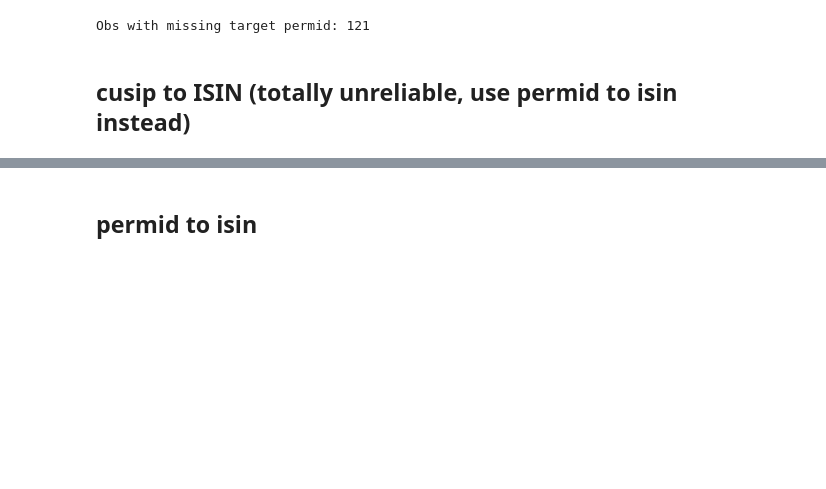
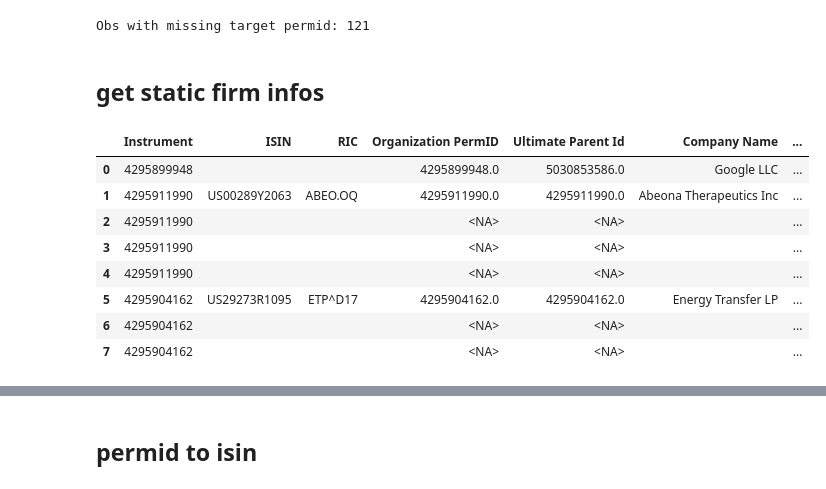
Before and after one commit to hannez11/Glassdoor-Project, a Jupyter notebook: 1 Links and Review Amount/Gamma - Eikon/1 Eikon MnA Sample Retrieval.ipynb, the cells around one changed output, grey strips where cells are left out. Cells and saved outputs as stored; diff of their text form; code cells hidden in the pictures; blank space fills up the shorter version.

```diff
--- a/1 Links and Review Amount/Gamma - Eikon/1 Eikon MnA Sample Retrieval.ipynb
+++ b/1 Links and Review Amount/Gamma - Eikon/1 Eikon MnA Sample Retrieval.ipynb
@@ -125,5 +125,3 @@ print(f"Obs with missing target permid: {missing_isins}")
 5 rows × 25 columns
 (4748, 25)
 Obs with missing target permid: 121
-# %% [markdown]
-## cusip to ISIN (totally unreliable, use permid to isin instead)
@@ -137,0 +128,20 @@ df_cusips
+# %% [markdown]
+## get static firm infos
+# %%
+# create target_permid list
+ids = ["4295899948", "4295911990", "4295904162"] #first convert to int (without decimal), then to str, since get_data needs strings in the list
+fields = ['TR.ISIN', 'TR.RIC', 'TR.OrganizationID', 'TR.UltimateParentId', 'TR.CompanyName', 'TR.FormerlyKnownAsName', 'TR.SucceededBy', 'TR.SICIndustryCode', 'TR.TRBCIndustryCode'] # check the data item browser
+
+df_static, err = ek.get_data(ids, fields)
+
+df_static
+# %% [output]
+|  | Instrument | ISIN | RIC | Organization PermID | Ultimate Parent Id | Company Name | ... |
+| 0 | 4295899948 |  |  | 4295899948.0 | 5030853586.0 | Google LLC | ... |
+| 1 | 4295911990 | US00289Y2063 | ABEO.OQ | 4295911990.0 | 4295911990.0 | Abeona Therapeutics Inc | ... |
+| 2 | 4295911990 |  |  | <NA> | <NA> |  | ... |
+| 3 | 4295911990 |  |  | <NA> | <NA> |  | ... |
+| 4 | 4295911990 |  |  | <NA> | <NA> |  | ... |
+| 5 | 4295904162 | US29273R1095 | ETP^D17 | 4295904162.0 | 4295904162.0 | Energy Transfer LP | ... |
+| 6 | 4295904162 |  |  | <NA> | <NA> |  | ... |
+| 7 | 4295904162 |  |  | <NA> | <NA> |  | ... |
```
Also changed, not shown: parts of 6 cells of this notebook, 3 other files.
